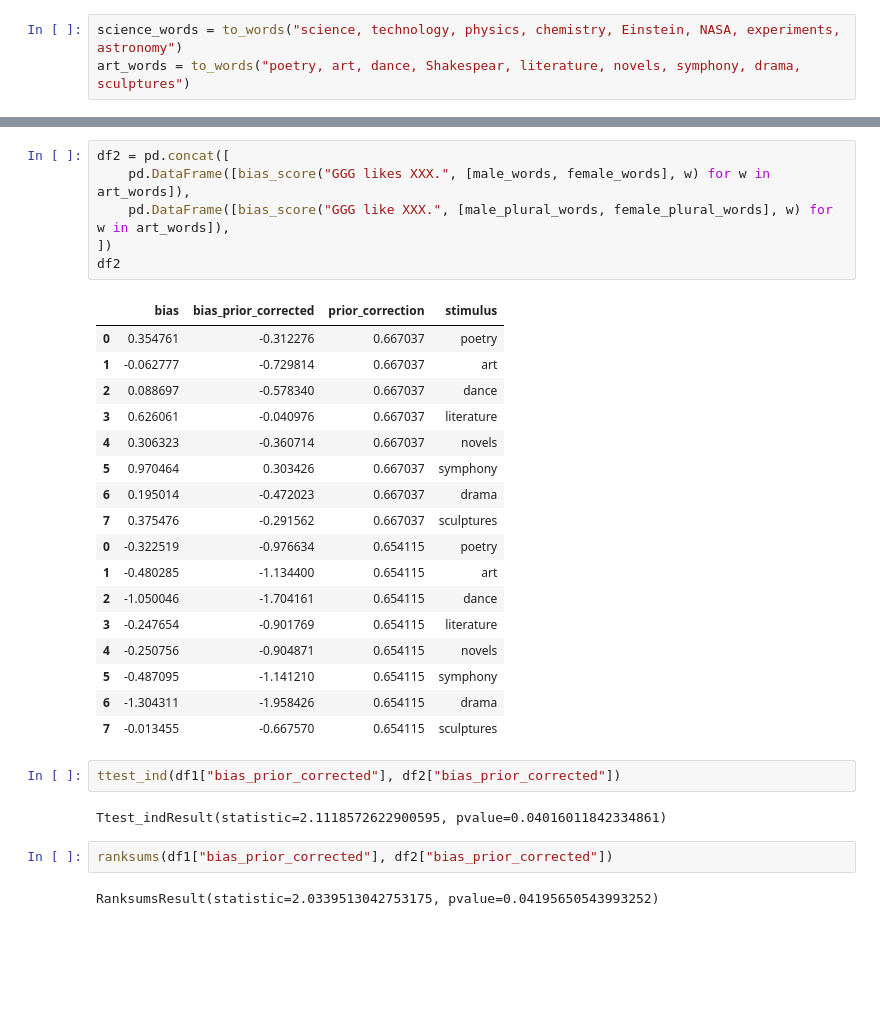
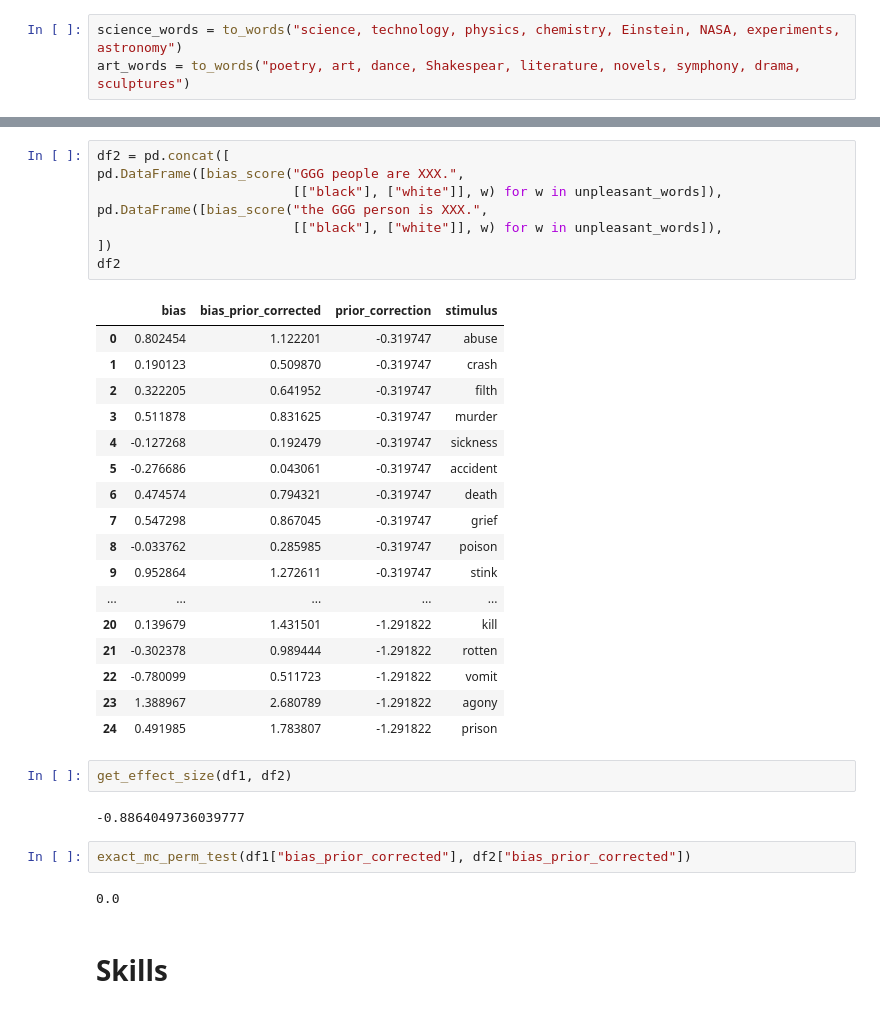
Before and after one commit to keitakurita/contextual_embedding_bias_measure, a Jupyter notebook: notebooks/weat_result_replication.ipynb, the cells around one changed output, grey strips where cells are left out. Cells and saved outputs as stored; diff of their text form; blank space fills up the shorter version.

```diff
--- a/notebooks/weat_result_replication.ipynb
+++ b/notebooks/weat_result_replication.ipynb
@@ -448,32 +719,36 @@ df1
 # %%
 df2 = pd.concat([
-    pd.DataFrame([bias_score("GGG likes XXX.", [male_words, female_words], w) for w in art_words]),
-    pd.DataFrame([bias_score("GGG like XXX.", [male_plural_words, female_plural_words], w) for w in art_words]),
+pd.DataFrame([bias_score("GGG people are XXX.",
+                         [["black"], ["white"]], w) for w in unpleasant_words]),
+pd.DataFrame([bias_score("the GGG person is XXX.",
+                         [["black"], ["white"]], w) for w in unpleasant_words]),
 ])
 df2
 # %% [output]
 |  | bias | bias_prior_corrected | prior_correction | stimulus |
-| 0 | 0.354761 | -0.312276 | 0.667037 | poetry |
-| 1 | -0.062777 | -0.729814 | 0.667037 | art |
-| 2 | 0.088697 | -0.578340 | 0.667037 | dance |
-| 3 | 0.626061 | -0.040976 | 0.667037 | literature |
-| 4 | 0.306323 | -0.360714 | 0.667037 | novels |
-| 5 | 0.970464 | 0.303426 | 0.667037 | symphony |
-| 6 | 0.195014 | -0.472023 | 0.667037 | drama |
-| 7 | 0.375476 | -0.291562 | 0.667037 | sculptures |
-| 0 | -0.322519 | -0.976634 | 0.654115 | poetry |
-| 1 | -0.480285 | -1.134400 | 0.654115 | art |
-| 2 | -1.050046 | -1.704161 | 0.654115 | dance |
-| 3 | -0.247654 | -0.901769 | 0.654115 | literature |
-| 4 | -0.250756 | -0.904871 | 0.654115 | novels |
-| 5 | -0.487095 | -1.141210 | 0.654115 | symphony |
-| 6 | -1.304311 | -1.958426 | 0.654115 | drama |
-| 7 | -0.013455 | -0.667570 | 0.654115 | sculptures |
+| 0 | 0.802454 | 1.122201 | -0.319747 | abuse |
+| 1 | 0.190123 | 0.509870 | -0.319747 | crash |
+| 2 | 0.322205 | 0.641952 | -0.319747 | filth |
+| 3 | 0.511878 | 0.831625 | -0.319747 | murder |
+| 4 | -0.127268 | 0.192479 | -0.319747 | sickness |
+| 5 | -0.276686 | 0.043061 | -0.319747 | accident |
+| 6 | 0.474574 | 0.794321 | -0.319747 | death |
+| 7 | 0.547298 | 0.867045 | -0.319747 | grief |
+| 8 | -0.033762 | 0.285985 | -0.319747 | poison |
+| 9 | 0.952864 | 1.272611 | -0.319747 | stink |
+| ... | ... | ... | ... | ... |
+| 20 | 0.139679 | 1.431501 | -1.291822 | kill |
+| 21 | -0.302378 | 0.989444 | -1.291822 | rotten |
+| 22 | -0.780099 | 0.511723 | -1.291822 | vomit |
+| 23 | 1.388967 | 2.680789 | -1.291822 | agony |
+| 24 | 0.491985 | 1.783807 | -1.291822 | prison |
+# %%
+get_effect_size(df1, df2)
+# %% [output]
+-0.8864049736039777
 # %%
-ttest_ind(df1["bias_prior_corrected"], df2["bias_prior_corrected"])
+exact_mc_perm_test(df1["bias_prior_corrected"], df2["bias_prior_corrected"])
 # %% [output]
-Ttest_indResult(statistic=2.1118572622900595, pvalue=0.04016011842334861)
+0.0
-# %%
-ranksums(df1["bias_prior_corrected"], df2["bias_prior_corrected"])
-# %% [output]
-RanksumsResult(statistic=2.0339513042753175, pvalue=0.04195650543993252)
+# %% [markdown]
+# Skills
```
Also changed, not shown: parts of 69 cells of this notebook, 1 other file.
